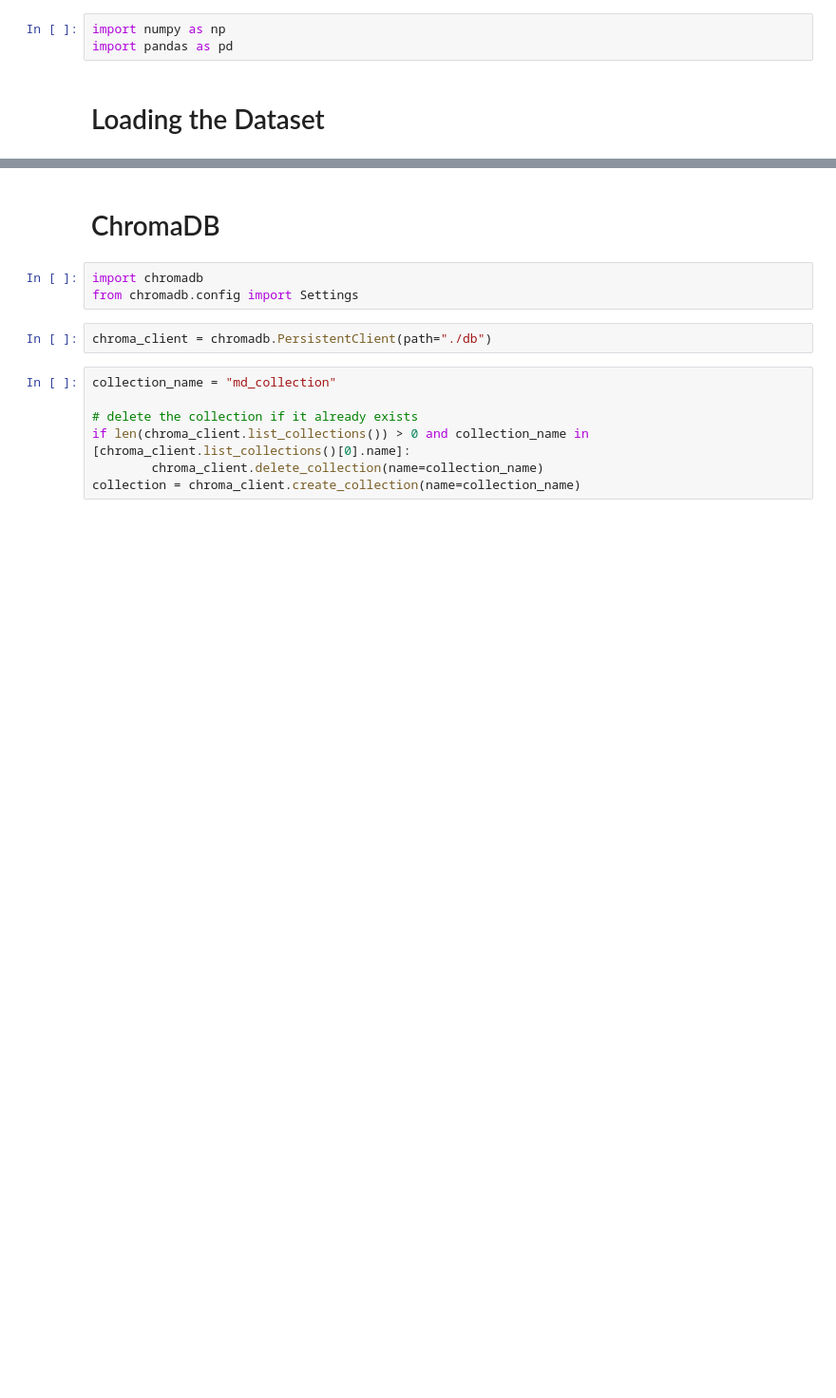
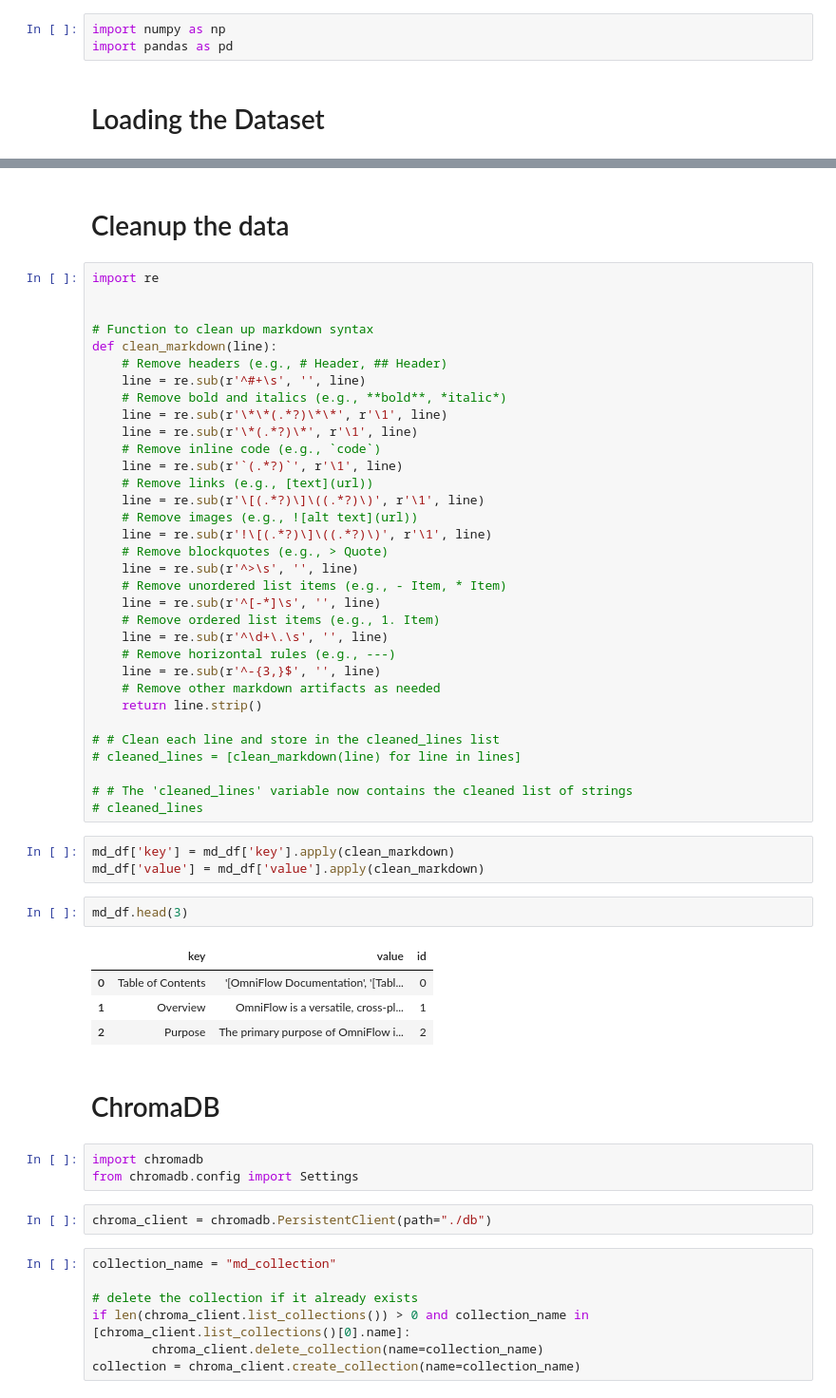
Before and after one commit to pranavgoyanka/RAG-on-Markdown-Docs, a Jupyter notebook: md-vector-database.ipynb, the cells around one changed output, grey strips where cells are left out. Shown at 95% size. Cells and saved outputs as stored; diff of their text form; blank space fills up the shorter version.

```diff
--- a/md-vector-database.ipynb
+++ b/md-vector-database.ipynb
@@ -70,3 +72,48 @@ md_df.head(5)
+# %% [markdown]
+# Cleanup the data
+# %%
+import re
+
+
+# Function to clean up markdown syntax
+def clean_markdown(line):
+    # Remove headers (e.g., # Header, ## Header)
+    line = re.sub(r'^#+\s', '', line)
+    # Remove bold and italics (e.g., **bold**, *italic*)
+    line = re.sub(r'\*\*(.*?)\*\*', r'\1', line)
+    line = re.sub(r'\*(.*?)\*', r'\1', line)
+    # Remove inline code (e.g., `code`)
+    line = re.sub(r'`(.*?)`', r'\1', line)
+    # Remove links (e.g., [text](url))
+    line = re.sub(r'\[(.*?)\]\((.*?)\)', r'\1', line)
+    # Remove images (e.g., ![alt text](url))
+    line = re.sub(r'!\[(.*?)\]\((.*?)\)', r'\1', line)
+    # Remove blockquotes (e.g., > Quote)
+    line = re.sub(r'^>\s', '', line)
+    # Remove unordered list items (e.g., - Item, * Item)
+    line = re.sub(r'^[-*]\s', '', line)
+    # Remove ordered list items (e.g., 1. Item)
+    line = re.sub(r'^\d+\.\s', '', line)
+    # Remove horizontal rules (e.g., ---)
+    line = re.sub(r'^-{3,}$', '', line)
+    # Remove other markdown artifacts as needed
+    return line.strip()
+
+# # Clean each line and store in the cleaned_lines list
+# cleaned_lines = [clean_markdown(line) for line in lines]
+
+# # The 'cleaned_lines' variable now contains the cleaned list of strings
+# cleaned_lines
+# %%
+md_df['key'] = md_df['key'].apply(clean_markdown)
+md_df['value'] = md_df['value'].apply(clean_markdown)
+# %%
+md_df.head(3)
+# %% [output]
+|  | key | value | id |
+| 0 | Table of Contents | '[OmniFlow Documentation', '[Tabl... | 0 |
+| 1 | Overview | OmniFlow is a versatile, cross-pl... | 1 |
+| 2 | Purpose | The primary purpose of OmniFlow i... | 2 |
 # %% [markdown]
 # ChromaDB
 # %%
```
Also changed, not shown: parts of 11 cells of this notebook, 3 other files.
